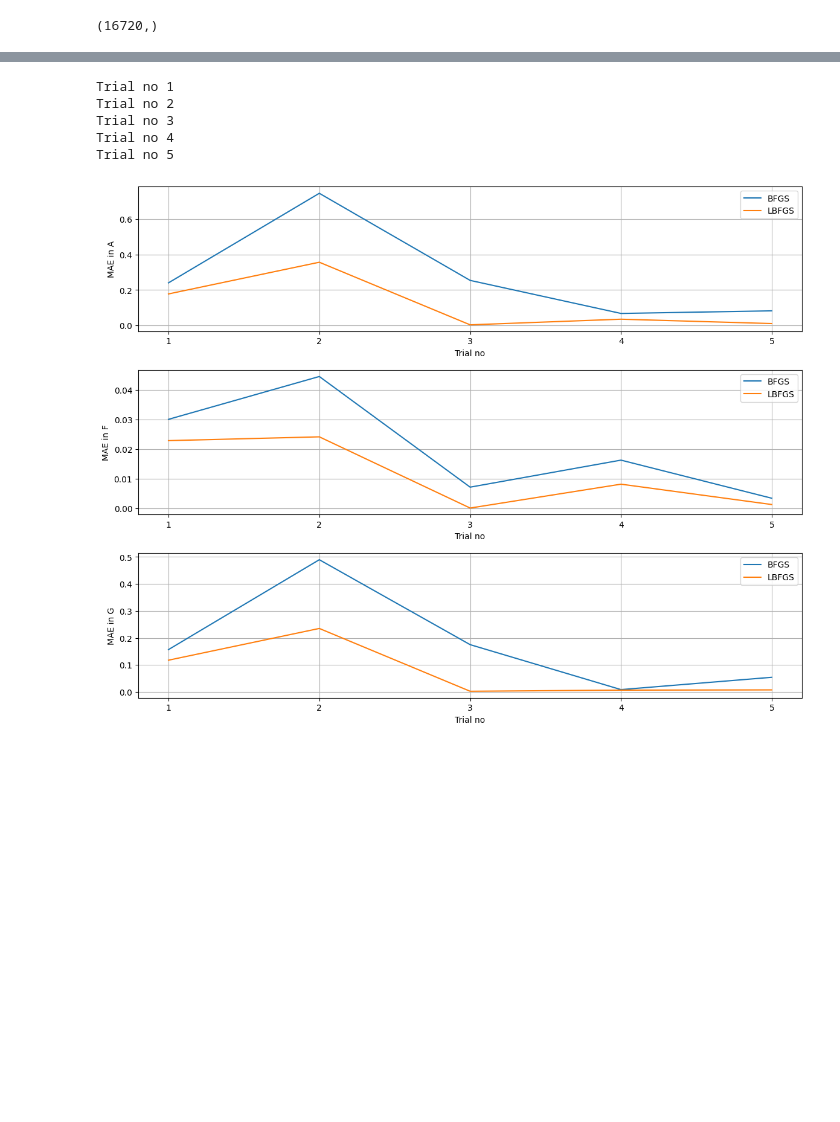
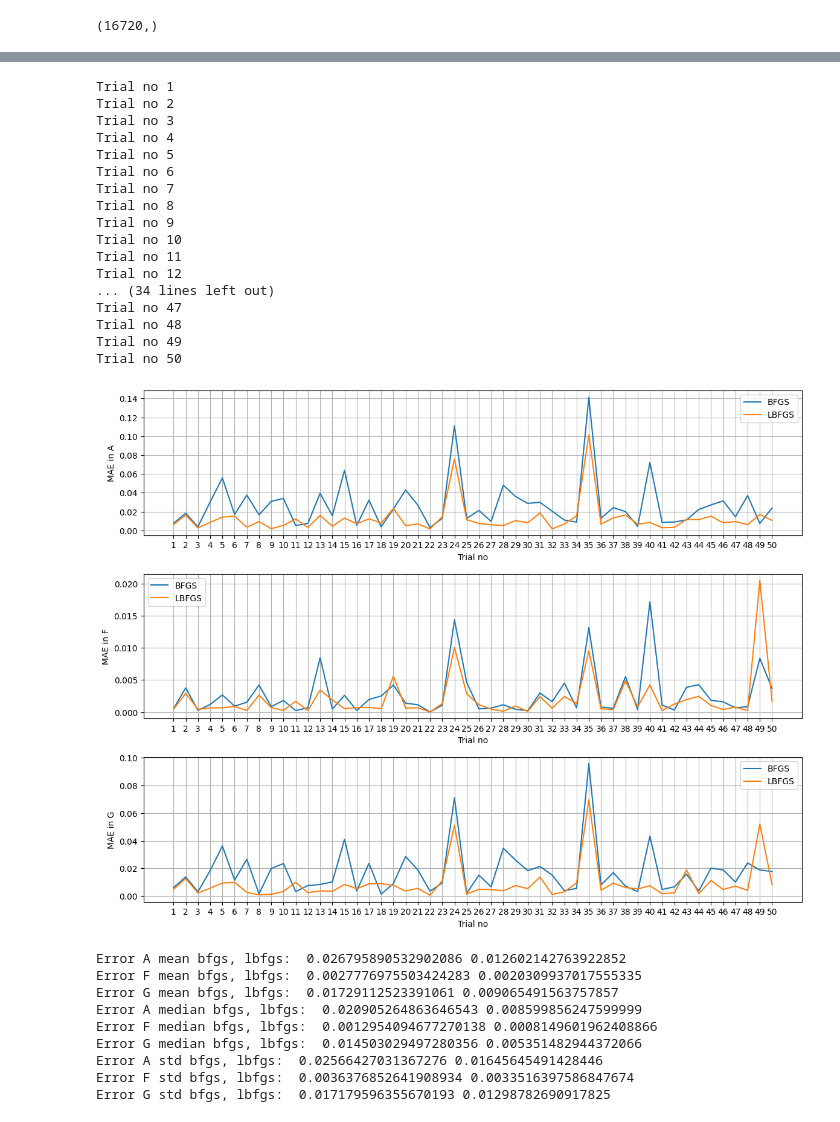
Before and after one commit to WasiimMK/CDeepONet, a Jupyter notebook: Linux/NORM(Test)TimeStepping_ParamsLBFGS_ConsBFGS_L1960.ipynb, the cells around one changed output, grey strips where cells are left out. Drawn from its saved outputs; the diff is of its cells as text; code cells hidden in the pictures; blank space fills up the shorter version.

```diff
--- a/Linux/NORM(Test)TimeStepping_ParamsLBFGS_ConsBFGS_L1960.ipynb
+++ b/Linux/NORM(Test)TimeStepping_ParamsLBFGS_ConsBFGS_L1960.ipynb
@@ -1898,13 +1883,70 @@ def compare_methods(num_trials, t_end_val) :
 
     plt.show()
 
+    A_errors_bfgs_mean = np.mean(A_errors_bfgs)
+    A_errors_bfgs_median = np.median(A_errors_bfgs)
+    A_errors_bfgs_std = np.std(A_errors_bfgs)
+
+    F_errors_bfgs_mean = np.mean(F_errors_bfgs)
+    F_errors_bfgs_median = np.median(F_errors_bfgs)
+    F_errors_bfgs_std = np.std(F_errors_bfgs)
+
+    G_errors_bfgs_mean = np.mean(G_errors_bfgs)
+    G_errors_bfgs_median = np.median(G_errors_bfgs)
+    G_errors_bfgs_std = np.std(G_errors_bfgs)
+
+    A_errors_lbfgs_mean = np.mean(A_errors_lbfgs)
+    A_errors_lbfgs_median = np.median(A_errors_lbfgs)
+    A_errors_lbfgs_std = np.std(A_errors_lbfgs)
+
+    F_errors_lbfgs_mean = np.mean(F_errors_lbfgs)
+    F_errors_lbfgs_median = np.median(F_errors_lbfgs)
+    F_errors_lbfgs_std = np.std(F_errors_lbfgs)
+
+    G_errors_lbfgs_mean = np.mean(G_errors_lbfgs)
+    G_errors_lbfgs_median = np.median(G_errors_lbfgs)
+    G_errors_lbfgs_std = np.std(G_errors_lbfgs)
+
+    print("Error A mean bfgs, lbfgs: ", A_errors_bfgs_mean, A_errors_lbfgs_mean)
+    print("Error F mean bfgs, lbfgs: ", F_errors_bfgs_mean, F_errors_lbfgs_mean)
+    print("Error G mean bfgs, lbfgs: ", G_errors_bfgs_mean, G_errors_lbfgs_mean)
+
+    print("Error A median bfgs, lbfgs: ", A_errors_bfgs_median, A_errors_lbfgs_median)
+    print("Error F median bfgs, lbfgs: ", F_errors_bfgs_median, F_errors_lbfgs_median)
+    print("Error G median bfgs, lbfgs: ", G_errors_bfgs_median, G_errors_lbfgs_median)
+
+    print("Error A std bfgs, lbfgs: ", A_errors_bfgs_std, A_errors_lbfgs_std)
+    print("Error F std bfgs, lbfgs: ", F_errors_bfgs_std, F_errors_lbfgs_std)
+    print("Error G std bfgs, lbfgs: ", G_errors_bfgs_std, G_errors_lbfgs_std)
+
     return
 # %%
-compare_methods(5, 100.0)
+compare_methods(50, 20.0)
 # %% [output]
 Trial no 1
 Trial no 2
 Trial no 3
 Trial no 4
 Trial no 5
+Trial no 6
+Trial no 7
+Trial no 8
+Trial no 9
+Trial no 10
+Trial no 11
+Trial no 12
+... (34 lines left out)
+Trial no 47
+Trial no 48
+Trial no 49
+Trial no 50
-[figure, old version]
+[figure, new version]
+Error A mean bfgs, lbfgs:  0.026795890532902086 0.012602142763922852
+Error F mean bfgs, lbfgs:  0.0027776975503424283 0.0020309937017555335
+Error G mean bfgs, lbfgs:  0.01729112523391061 0.009065491563757857
+Error A median bfgs, lbfgs:  0.020905264863646543 0.008599856247599999
+Error F median bfgs, lbfgs:  0.0012954094677270138 0.0008149601962408866
+Error G median bfgs, lbfgs:  0.014503029497280356 0.005351482944372066
+Error A std bfgs, lbfgs:  0.02566427031367276 0.01645645491428446
+Error F std bfgs, lbfgs:  0.0036376852641908934 0.0033516397586847674
+Error G std bfgs, lbfgs:  0.017179596355670193 0.01298782690917825
```
Also changed, not shown: parts of 5 cells of this notebook, 2 other files.
